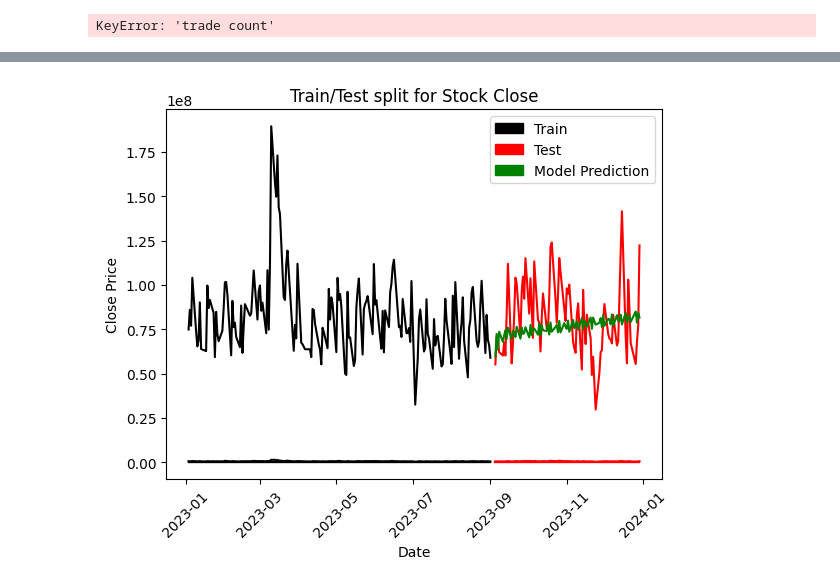
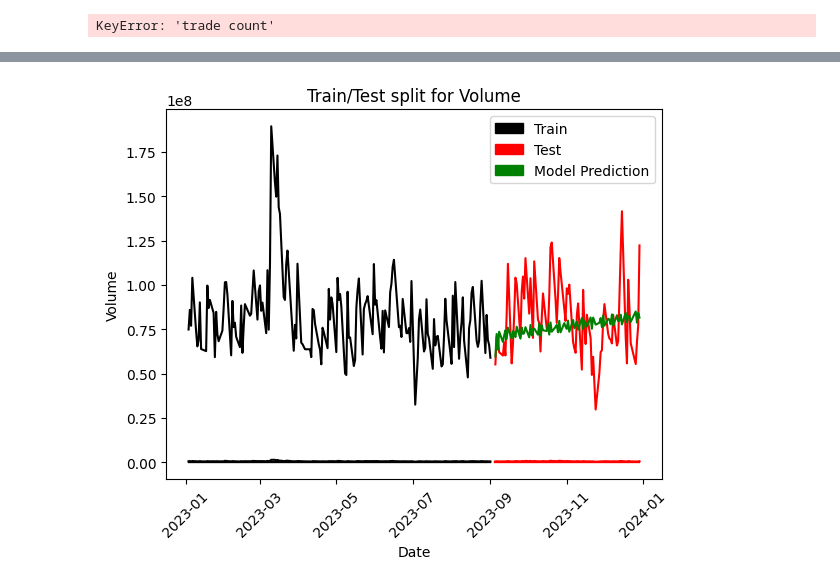
Before and after one commit to amirtarkian/DataModels2024, a Jupyter notebook: data/Polsley Models.ipynb, the cells around one changed output, grey strips where cells are left out. Saved outputs shown, nothing was run; the diff lists cells and outputs as text; code cells hidden in the pictures.

```diff
--- a/data/Polsley Models.ipynb
+++ b/data/Polsley Models.ipynb
@@ -462,10 +462,10 @@ plt.plot(train, color = "black", label="Train")
 plt.plot(test, color = "red", label="Test")
 plt.plot(y_pred_out, color='green', label = 'Predictions')
 # ax.fill_between(y_pred_out.index,y_pred_df['lower Close'], y_pred_df['upper Close'], color='b', alpha=.15)
-plt.ylabel('Close Price')
+plt.ylabel('Volume')
 plt.xlabel('Date')
 plt.xticks(rotation=45)
-plt.title("Train/Test split for Stock Close")
+plt.title("Train/Test split for Volume")
 
 trainLabel = mpatches.Patch(color='black', label='Train')
 testLabel = mpatches.Patch(color='red', label='Test')
@@ -482,15 +482,15 @@ Time:                        21:44:37   BIC                           6119.943
 Sample:                             0   HQIC                          6092.211
                                 - 168
 Covariance Type:                  opg
 ==============================================================================
                  coef    std err          z      P>|z|      [0.025      0.975]
 ------------------------------------------------------------------------------
 ... (21 lines left out)
 
 Warnings:
 [1] Covariance matrix calculated using the outer product of gradients (complex-step).
 [2] Covariance matrix is singular or near-singular, with condition number 9.16e+44. Standard errors may be unstable.
-[figure, old version]
+[figure, new version]
 # %%
 #this below is just me messing around with different ways of doing the same thing from above
 
```
Also changed, not shown: parts of 2 cells of this notebook, 1 other file.
